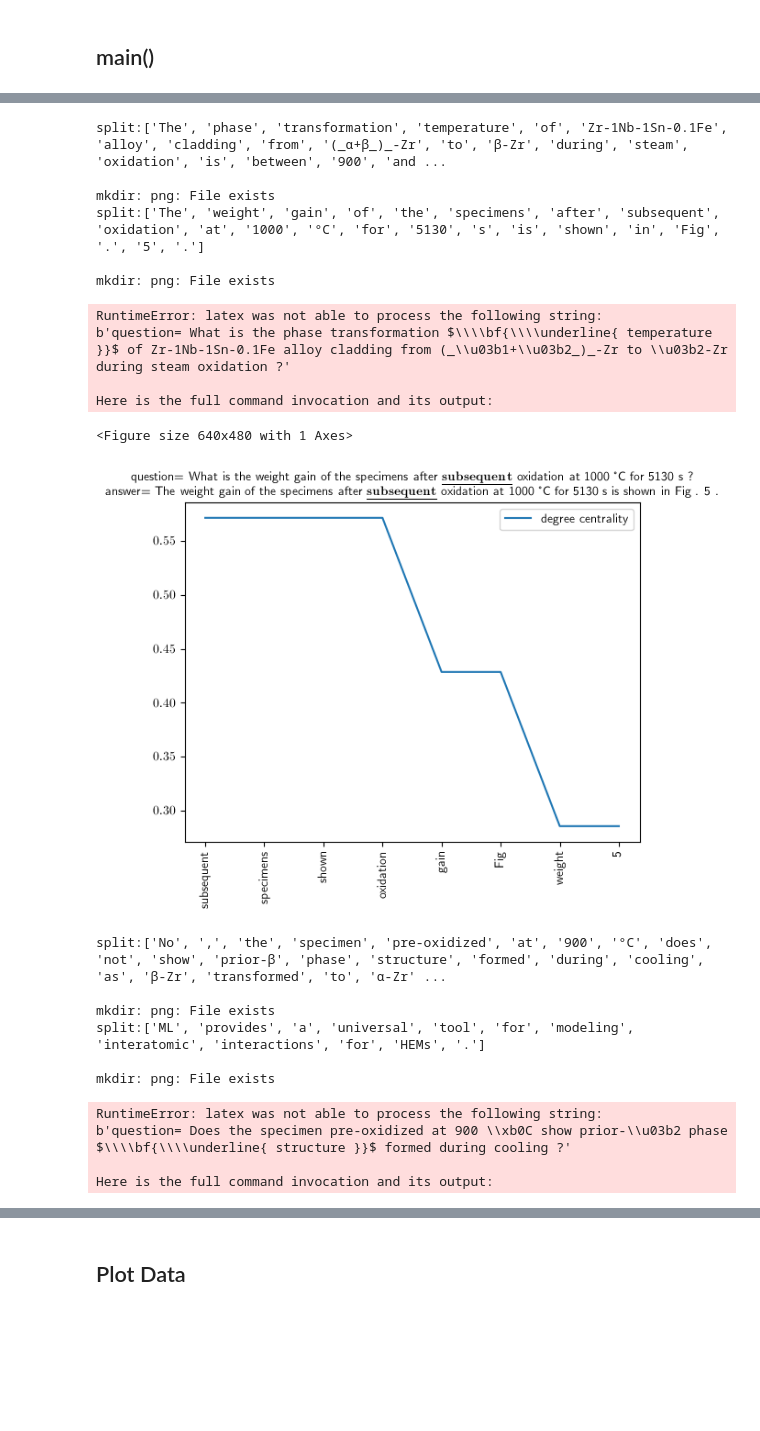
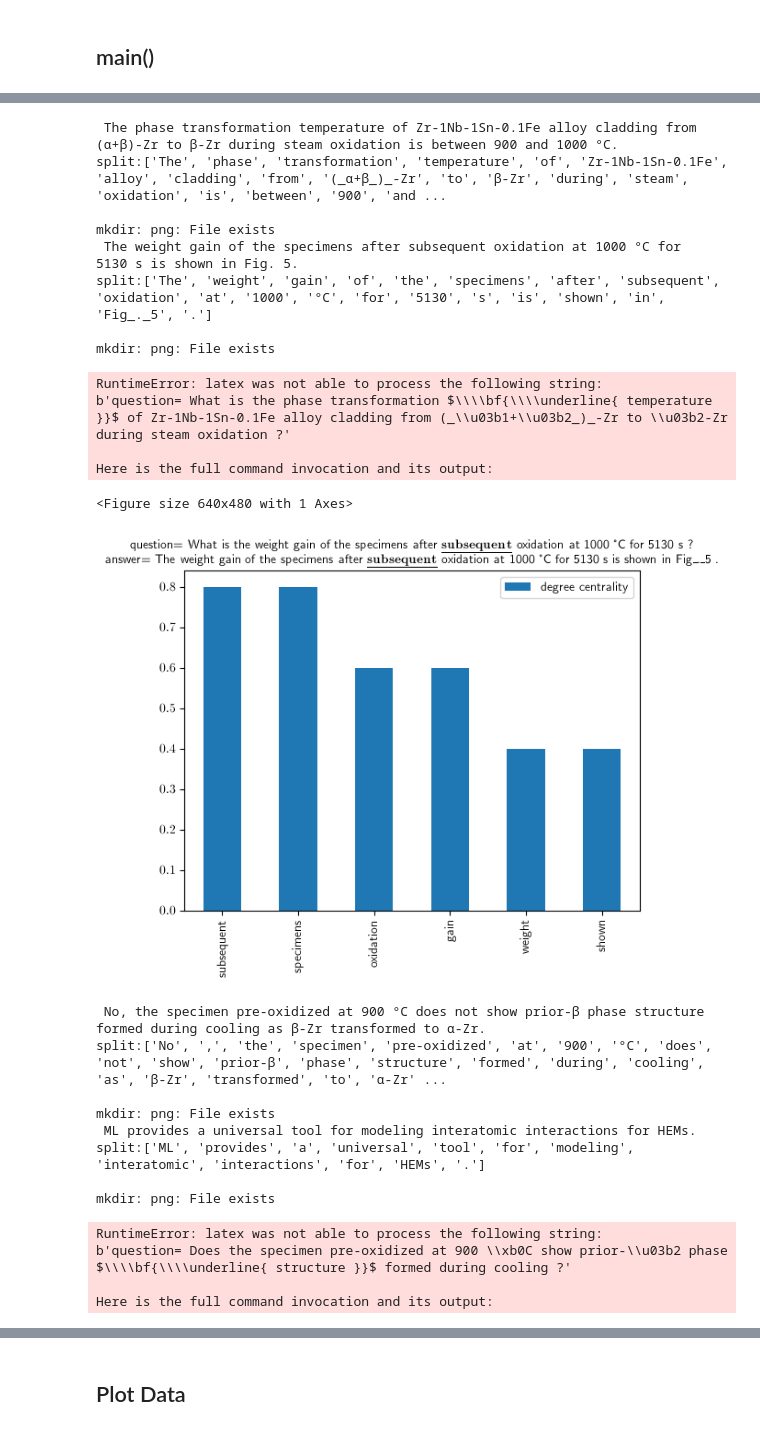
Before and after one commit to kkarimi62/word2vec, a Jupyter notebook: ipynb/load_data_and_encode_with_word2vec.ipynb, the cells around one changed output, grey strips where cells are left out. Cells and saved outputs as stored; diff of their text form; code cells hidden in the pictures; blank space fills up the shorter version.

```diff
--- a/ipynb/load_data_and_encode_with_word2vec.ipynb
+++ b/ipynb/load_data_and_encode_with_word2vec.ipynb
@@ -661,7 +661,7 @@ class GraphNetwork:
         df = pd.DataFrame(yvals,
                           index=xvals,
                           columns=['degree centrality'])
-        ax = df.plot(rot=90)#,xticks=xvals) #,use_index=xvals)
+        ax = df.plot.bar(rot=90)#,xticks=xvals) #,use_index=xvals)
 
         #--- make the key word bold
         word = slist[0][1]
@@ -735,9 +735,12 @@ class GraphNetwork:
 
     @staticmethod
     def Split(strr):
+        #--- the following strings should not be split
+        #--- add entries per question as necessary
         tokenizer = MWETokenizer([('[','10','1','¯',']'),
                                   ('[','1','¯','32',']'),
                                   ('(', 'α+β', ')', '-Zr'),
+                                  ('Fig', '.', '5'),
                                  ])
         return tokenizer.tokenize(word_tokenize(strr))
 # %% [markdown]
@@ -768,9 +771,10 @@ def main():
 
     #--- loop through the qa pairs
     dict_nodes_dist = {}
-    for qa_tuple, count in zip(qa_tuples[:10],range(sys.maxsize)):
+    for qa_tuple, count in zip(qa_tuples[:15],range(sys.maxsize)):
 
-        print('split:%s\n'%GraphNetwork.Split(qa_tuple[1]))
+#         print(qa_tuple[1])
+#         print('split:%s\n'%GraphNetwork.Split(qa_tuple[1]))
 
         gn.ParseStringArrays(
        [qa_tuple],
@@ -818,18 +825,22 @@ mkdir: png: File exists
+ The phase transformation temperature of Zr-1Nb-1Sn-0.1Fe alloy cladding from (α+β)-Zr to β-Zr during steam oxidation is between 900 and 1000 °C.
 split:['The', 'phase', 'transformation', 'temperature', 'of', 'Zr-1Nb-1Sn-0.1Fe', 'alloy', 'cladding', 'from', '(_α+β_)_-Zr', 'to', 'β-Zr', 'during', 'steam', 'oxidation', 'is', 'between', '900', 'and ...
 
 mkdir: png: File exists
-split:['The', 'weight', 'gain', 'of', 'the', 'specimens', 'after', 'subsequent', 'oxidation', 'at', '1000', '°C', 'for', '5130', 's', 'is', 'shown', 'in', 'Fig', '.', '5', '.']
+ The weight gain of the specimens after subsequent oxidation at 1000 °C for 5130 s is shown in Fig. 5.
+split:['The', 'weight', 'gain', 'of', 'the', 'specimens', 'after', 'subsequent', 'oxidation', 'at', '1000', '°C', 'for', '5130', 's', 'is', 'shown', 'in', 'Fig_._5', '.']
 
 mkdir: png: File exists
 RuntimeError: latex was not able to process the following string:
 b'question= What is the phase transformation $\\\\bf{\\\\underline{ temperature }}$ of Zr-1Nb-1Sn-0.1Fe alloy cladding from (_\\u03b1+\\u03b2_)_-Zr to \\u03b2-Zr during steam oxidation ?'
 
 Here is the full command invocation and its output:
 <Figure size 640x480 with 1 Axes>
-[figure, old version]
+[figure, new version]
+ No, the specimen pre-oxidized at 900 °C does not show prior-β phase structure formed during cooling as β-Zr transformed to α-Zr.
 split:['No', ',', 'the', 'specimen', 'pre-oxidized', 'at', '900', '°C', 'does', 'not', 'show', 'prior-β', 'phase', 'structure', 'formed', 'during', 'cooling', 'as', 'β-Zr', 'transformed', 'to', 'α-Zr' ...
 
 mkdir: png: File exists
+ ML provides a universal tool for modeling interatomic interactions for HEMs.
 split:['ML', 'provides', 'a', 'universal', 'tool', 'for', 'modeling', 'interatomic', 'interactions', 'for', 'HEMs', '.']
 
 mkdir: png: File exists
```
Also changed, not shown: parts of 2 cells of this notebook.
